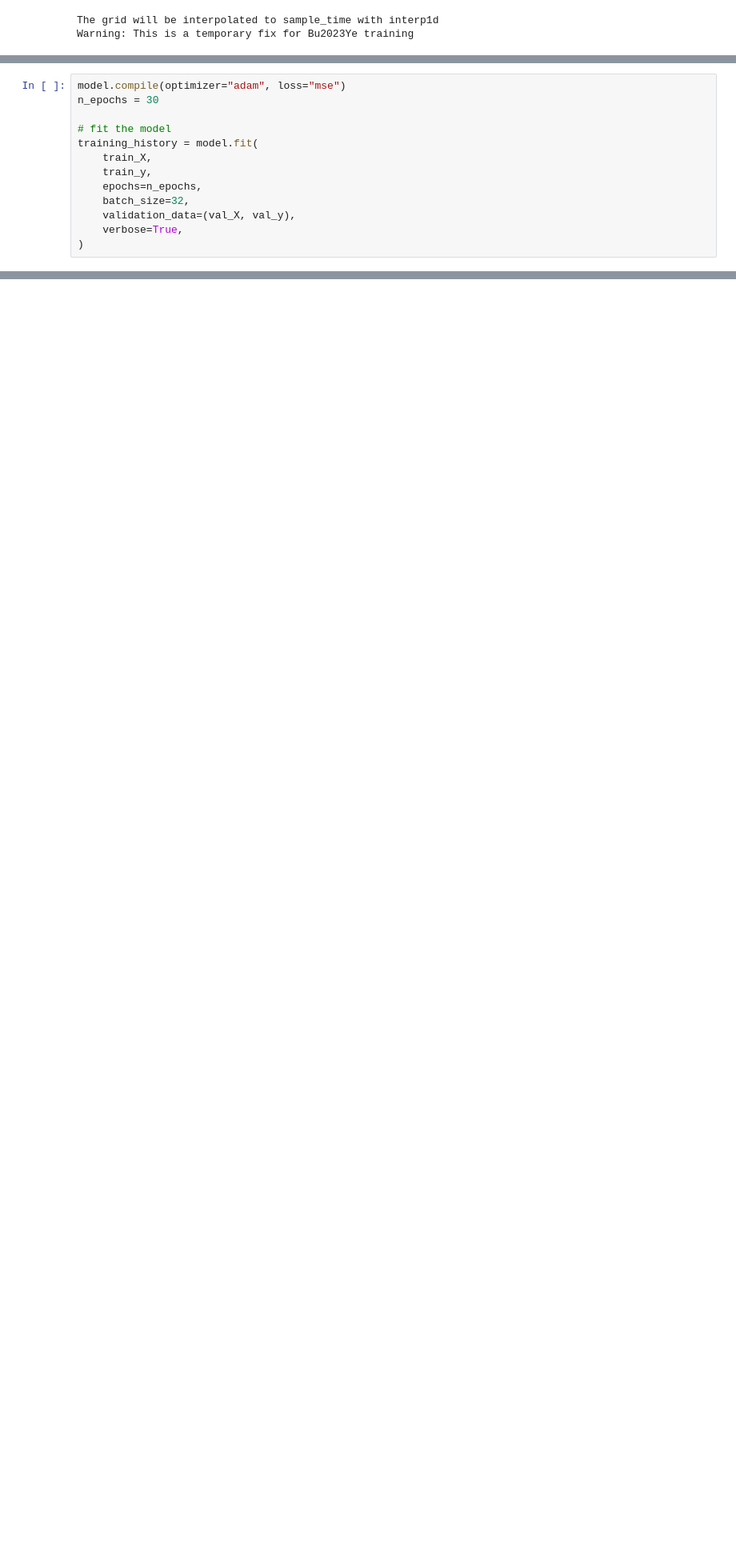
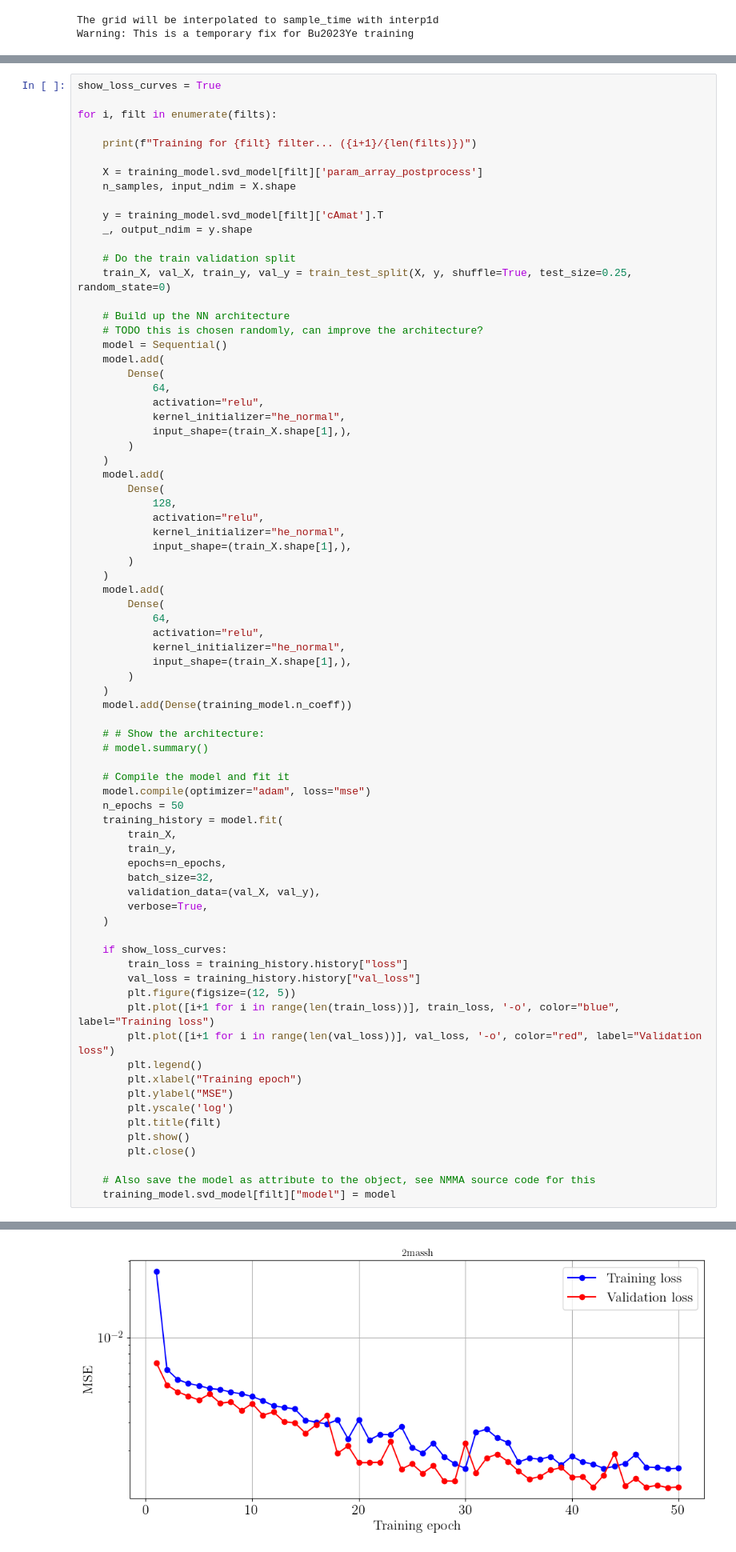
Before and after one commit to ThibeauWouters/KN-inference-GPU, a Jupyter notebook: tensorflow/Bu2023Ye/train_Bu2023Ye_model.ipynb, the cells around one changed output, grey strips where cells are left out. Shown: that part at 80% size. Drawn from its saved outputs; the diff is of its cells as text; blank space fills up the shorter version.

```diff
--- a/tensorflow/Bu2023Ye/train_Bu2023Ye_model.ipynb
+++ b/tensorflow/Bu2023Ye/train_Bu2023Ye_model.ipynb
@@ -252,13 +188,0 @@ _________________________________________________________________
-# %%
-model.compile(optimizer="adam", loss="mse")
-n_epochs = 30
-
-# fit the model
-training_history = model.fit(
-    train_X,
-    train_y,
-    epochs=n_epochs,
-    batch_size=32,
-    validation_data=(val_X, val_y),
-    verbose=True,
-)
@@ -300,0 +307,77 @@ plt.show()
+# %%
+show_loss_curves = True
+
+for i, filt in enumerate(filts):
+
+    print(f"Training for {filt} filter... ({i+1}/{len(filts)})")
+
+    X = training_model.svd_model[filt]['param_array_postprocess']
+    n_samples, input_ndim = X.shape
+
+    y = training_model.svd_model[filt]['cAmat'].T
+    _, output_ndim = y.shape
+
+    # Do the train validation split
+    train_X, val_X, train_y, val_y = train_test_split(X, y, shuffle=True, test_size=0.25, random_state=0)
+
+    # Build up the NN architecture
+    # TODO this is chosen randomly, can improve the architecture?
+    model = Sequential()
+    model.add(
+        Dense(
+            64,
+            activation="relu",
+            kernel_initializer="he_normal",
+            input_shape=(train_X.shape[1],),
+        )
+    )
+    model.add(
+        Dense(
+            128,
+            activation="relu",
+            kernel_initializer="he_normal",
+            input_shape=(train_X.shape[1],),
+        )
+    )
+    model.add(
+        Dense(
+            64,
+            activation="relu",
+            kernel_initializer="he_normal",
+            input_shape=(train_X.shape[1],),
+        )
+    )
+    model.add(Dense(training_model.n_coeff))
+
+    # # Show the architecture:
+    # model.summary()
+
+    # Compile the model and fit it
+    model.compile(optimizer="adam", loss="mse")
+    n_epochs = 50
+    training_history = model.fit(
+        train_X,
+        train_y,
+        epochs=n_epochs,
+        batch_size=32,
+        validation_data=(val_X, val_y),
+        verbose=True,
+    )
+
+    if show_loss_curves:
+        train_loss = training_history.history["loss"]
+        val_loss = training_history.history["val_loss"]
+        plt.figure(figsize=(12, 5))
+        plt.plot([i+1 for i in range(len(train_loss))], train_loss, '-o', color="blue", label="Training loss")
+        plt.plot([i+1 for i in range(len(val_loss))], val_loss, '-o', color="red", label="Validation loss")
+        plt.legend()
+        plt.xlabel("Training epoch")
+        plt.ylabel("MSE")
+        plt.yscale('log')
+        plt.title(filt)
+        plt.show()
+        plt.close()
+
+    # Also save the model as attribute to the object, see NMMA source code for this
+    training_model.svd_model[filt]["model"] = model
+# %% [output]
@@ -300,0 +401 @@ plt.show()
+[figure, added]
```
Also changed, not shown: parts of 31 cells of this notebook, 1 other file.
